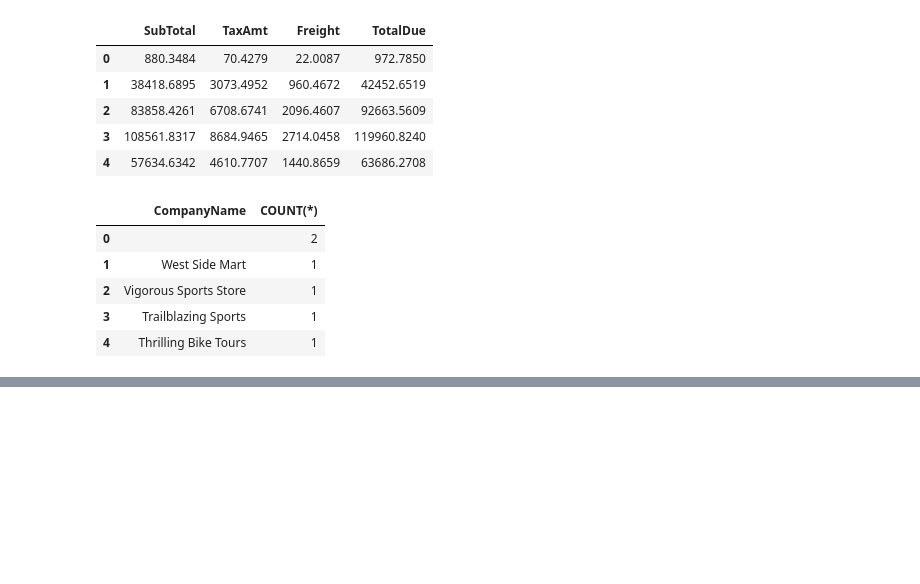
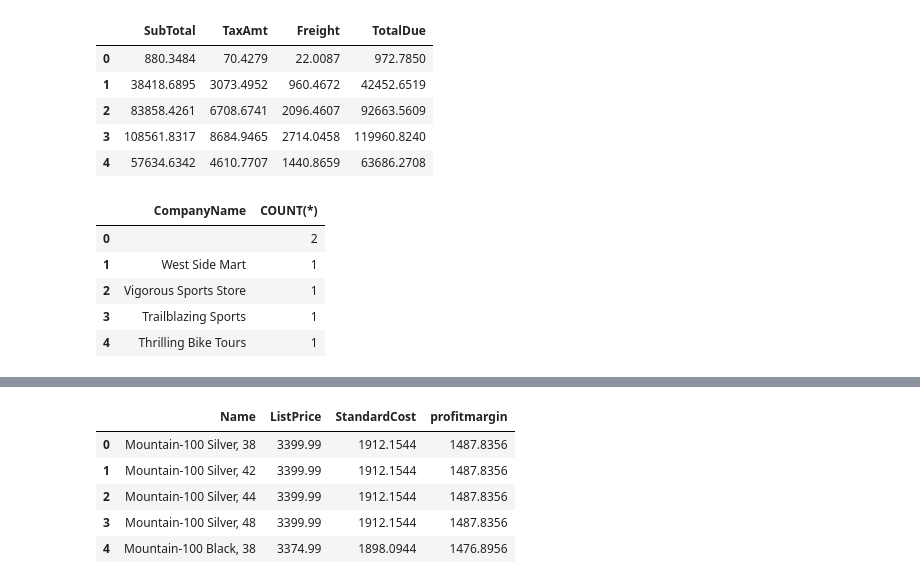
Before and after one commit to S-Shockley/SQLCaseStudy, a Jupyter notebook: project.ipynb, the cells around one changed output, grey strips where cells are left out. Drawn from its saved outputs; the diff is of its cells as text; code cells hidden in the pictures; blank space fills up the shorter version.

```diff
--- a/project.ipynb
+++ b/project.ipynb
@@ -328,0 +370,19 @@ customers.head()
+# %%
+# EXTRA CREDIT
+#1
+Query10 = '''
+SELECT Name, ListPrice, StandardCost, listPrice - StandardCost AS profitmargin
+FROM Product
+ORDER BY profitmargin DESC;
+'''
+with sqlite3.connect(db_ref) as conn:
+    conn.text_factory = lambda x: x.decode('latin-1', errors='replace')
+    customers = pd.read_sql_query(Query10, conn)
+customers.head()
+# %% [output]
+|  | Name | ListPrice | StandardCost | profitmargin |
+| 0 | Mountain-100 Silver, 38 | 3399.99 | 1912.1544 | 1487.8356 |
+| 1 | Mountain-100 Silver, 42 | 3399.99 | 1912.1544 | 1487.8356 |
+| 2 | Mountain-100 Silver, 44 | 3399.99 | 1912.1544 | 1487.8356 |
+| 3 | Mountain-100 Silver, 48 | 3399.99 | 1912.1544 | 1487.8356 |
+| 4 | Mountain-100 Black, 38 | 3374.99 | 1898.0944 | 1476.8956 |
```
Also changed, not shown: parts of 8 cells of this notebook.
